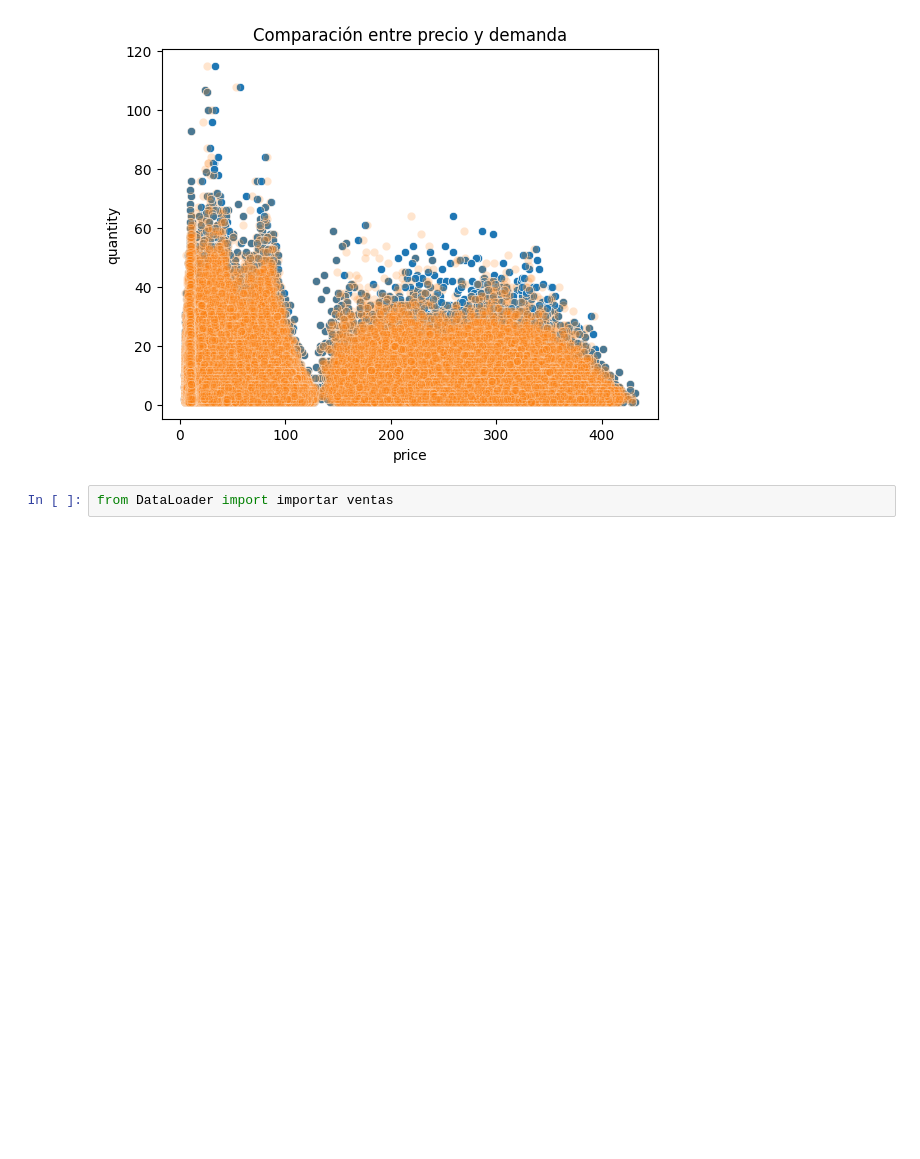
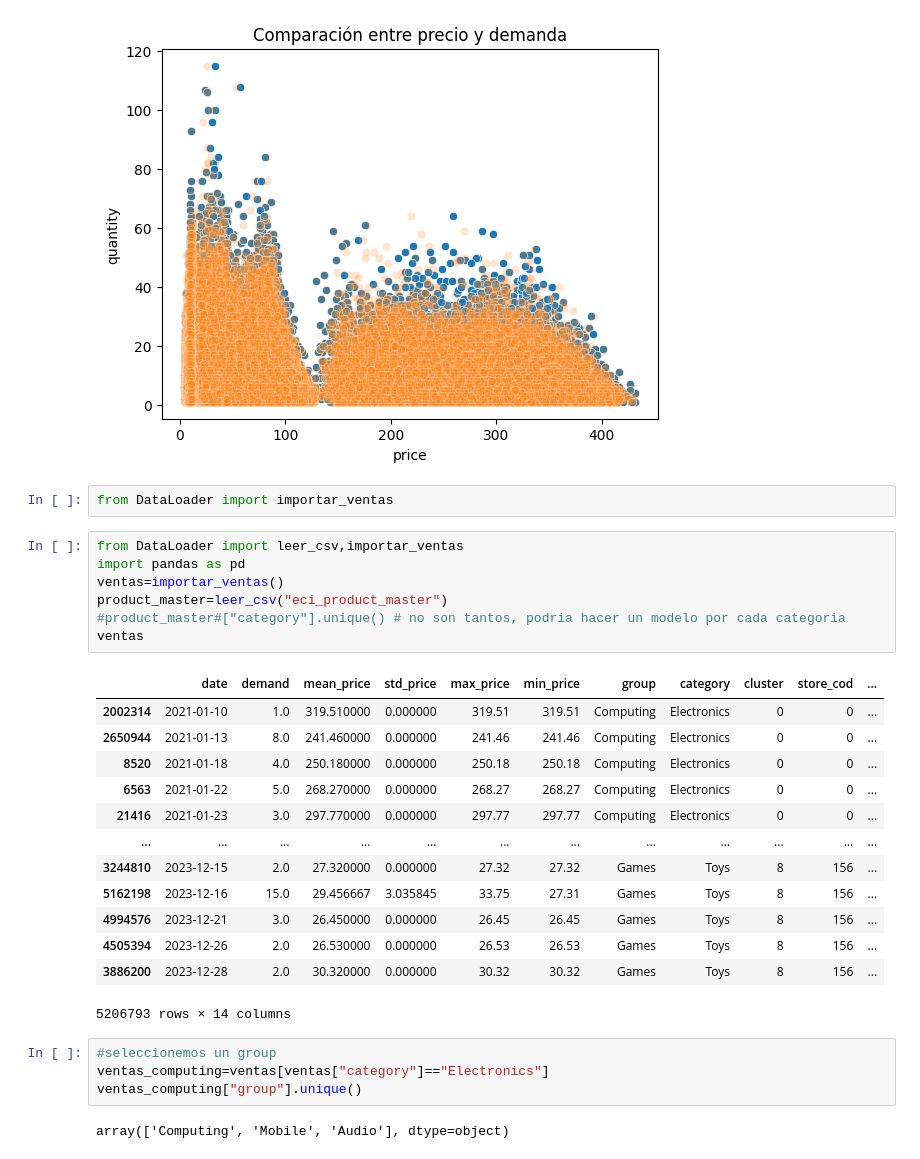
Before and after one commit to Emiliano-Torres/proyecto_eci, a Jupyter notebook: DataProcessing.ipynb, the cells around one changed output. Drawn from its saved outputs; the diff is of its cells as text; blank space fills up the shorter version.

Commit message:
pruebas del modelo en distintos niveles jerarquicos

```diff
--- a/DataProcessing.ipynb
+++ b/DataProcessing.ipynb
@@ -943,4 +943,31 @@ plt.show()
 # %% [output]
 [figure]
 # %%
-from DataLoader import importar ventas
+from DataLoader import importar_ventas
+# %%
+from DataLoader import leer_csv,importar_ventas
+import pandas as pd
+ventas=importar_ventas()
+product_master=leer_csv("eci_product_master")
+#product_master#["category"].unique() # no son tantos, podria hacer un modelo por cada categoria
+ventas
+# %% [output]
+|  | date | demand | mean_price | std_price | max_price | min_price | group | category | cluster | store_cod | ... |
+| 2002314 | 2021-01-10 | 1.0 | 319.510000 | 0.000000 | 319.51 | 319.51 | Computing | Electronics | 0 | 0 | ... |
+| 2650944 | 2021-01-13 | 8.0 | 241.460000 | 0.000000 | 241.46 | 241.46 | Computing | Electronics | 0 | 0 | ... |
+| 8520 | 2021-01-18 | 4.0 | 250.180000 | 0.000000 | 250.18 | 250.18 | Computing | Electronics | 0 | 0 | ... |
+| 6563 | 2021-01-22 | 5.0 | 268.270000 | 0.000000 | 268.27 | 268.27 | Computing | Electronics | 0 | 0 | ... |
+| 21416 | 2021-01-23 | 3.0 | 297.770000 | 0.000000 | 297.77 | 297.77 | Computing | Electronics | 0 | 0 | ... |
+| ... | ... | ... | ... | ... | ... | ... | ... | ... | ... | ... | ... |
+| 3244810 | 2023-12-15 | 2.0 | 27.320000 | 0.000000 | 27.32 | 27.32 | Games | Toys | 8 | 156 | ... |
+| 5162198 | 2023-12-16 | 15.0 | 29.456667 | 3.035845 | 33.75 | 27.31 | Games | Toys | 8 | 156 | ... |
+| 4994576 | 2023-12-21 | 3.0 | 26.450000 | 0.000000 | 26.45 | 26.45 | Games | Toys | 8 | 156 | ... |
+| 4505394 | 2023-12-26 | 2.0 | 26.530000 | 0.000000 | 26.53 | 26.53 | Games | Toys | 8 | 156 | ... |
+| 3886200 | 2023-12-28 | 2.0 | 30.320000 | 0.000000 | 30.32 | 30.32 | Games | Toys | 8 | 156 | ... |
+5206793 rows × 14 columns
+# %%
+#seleccionemos un group
+ventas_computing=ventas[ventas["category"]=="Electronics"]
+ventas_computing["group"].unique()
+# %% [output]
+array(['Computing', 'Mobile', 'Audio'], dtype=object)
```
Also changed, not shown: parts of 3 cells of this notebook, 3 other files.
